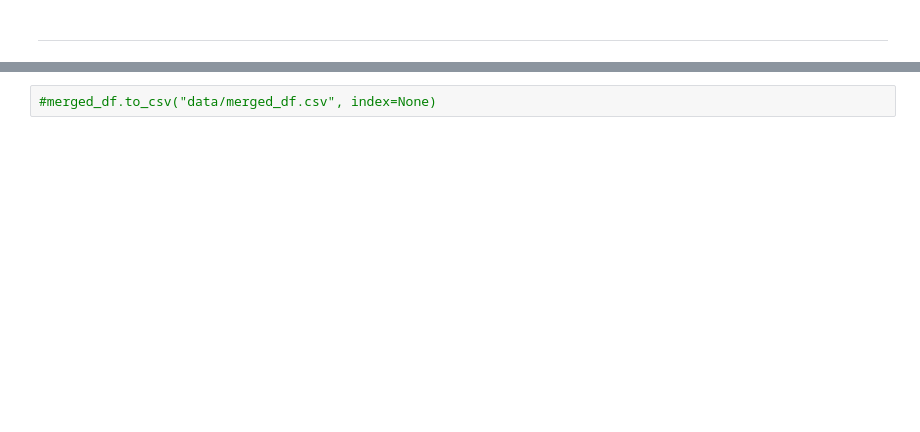
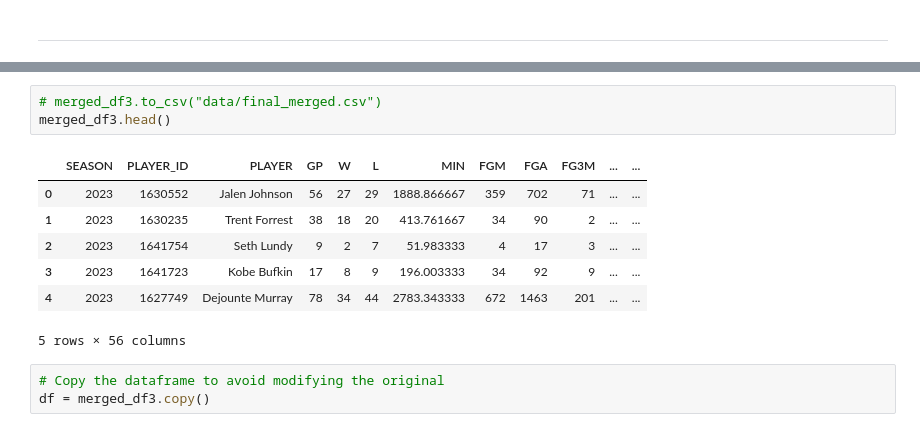
Before and after one commit to hluebbering/nba-stats, a Jupyter notebook: index.ipynb, the cells around one changed output, grey strips where cells are left out. Drawn from its saved outputs; the diff is of its cells as text; blank space fills up the shorter version.

```diff
--- a/index.ipynb
+++ b/index.ipynb
@@ -461,2 +388,14 @@ filtered_per_count.head(20)
 # %%
-#merged_df.to_csv("data/merged_df.csv", index=None)
+# merged_df3.to_csv("data/final_merged.csv")
+merged_df3.head()
+# %% [output]
+|  | SEASON | PLAYER_ID | PLAYER | GP | W | L | MIN | FGM | FGA | FG3M | ... | ... |
+| 0 | 2023 | 1630552 | Jalen Johnson | 56 | 27 | 29 | 1888.866667 | 359 | 702 | 71 | ... | ... |
+| 1 | 2023 | 1630235 | Trent Forrest | 38 | 18 | 20 | 413.761667 | 34 | 90 | 2 | ... | ... |
+| 2 | 2023 | 1641754 | Seth Lundy | 9 | 2 | 7 | 51.983333 | 4 | 17 | 3 | ... | ... |
+| 3 | 2023 | 1641723 | Kobe Bufkin | 17 | 8 | 9 | 196.003333 | 34 | 92 | 9 | ... | ... |
+| 4 | 2023 | 1627749 | Dejounte Murray | 78 | 34 | 44 | 2783.343333 | 672 | 1463 | 201 | ... | ... |
+5 rows × 56 columns
+# %%
+# Copy the dataframe to avoid modifying the original
+df = merged_df3.copy()
```
Also changed, not shown: parts of 64 cells of this notebook, 40 other files.
